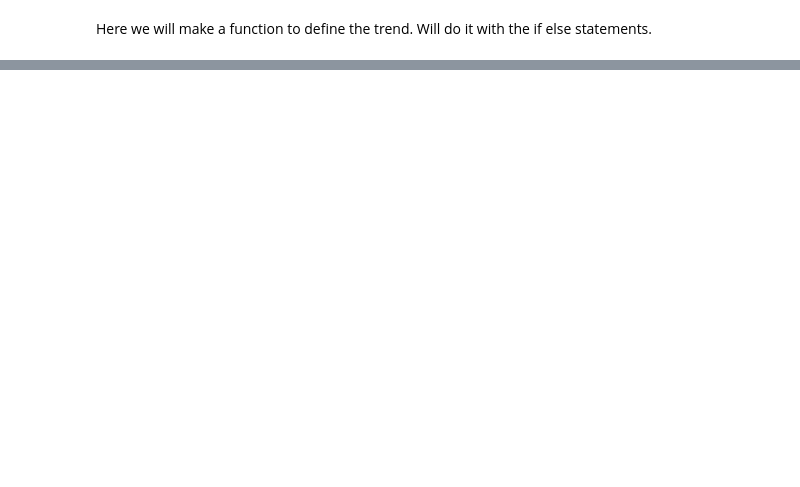
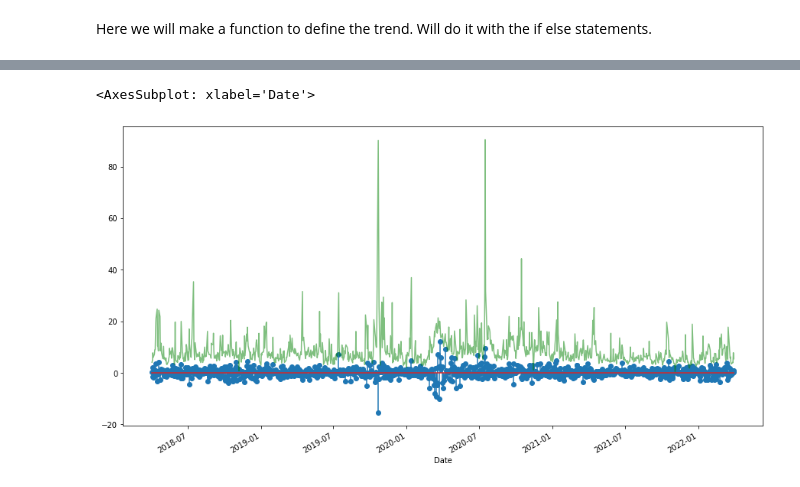
Before and after one commit to Harshit-0307/Stocks-Visualizing-and-Analysis, a Jupyter notebook: Code/stock_analysis_infosys.ipynb, the cells around one changed output, grey strips where cells are left out. Drawn from its saved outputs; the diff is of its cells as text; code cells hidden in the pictures; blank space fills up the shorter version.

```diff
--- a/stock_analysis_infosys.ipynb
+++ b/Code/stock_analysis_infosys.ipynb
@@ -187,0 +209,6 @@ INFY_df.head()
+# %%
+plt.stem(INFY_df['Date'], INFY_df['Day_Perc_Change'])
+(INFY_df['Volume']/1000000).plot(figsize = (15, 8), color = 'green', alpha = 0.5)
+# %% [output]
+<AxesSubplot: xlabel='Date'>
+[figure, added]
```
Also changed, not shown: parts of 9 cells of this notebook, 1 other file.
